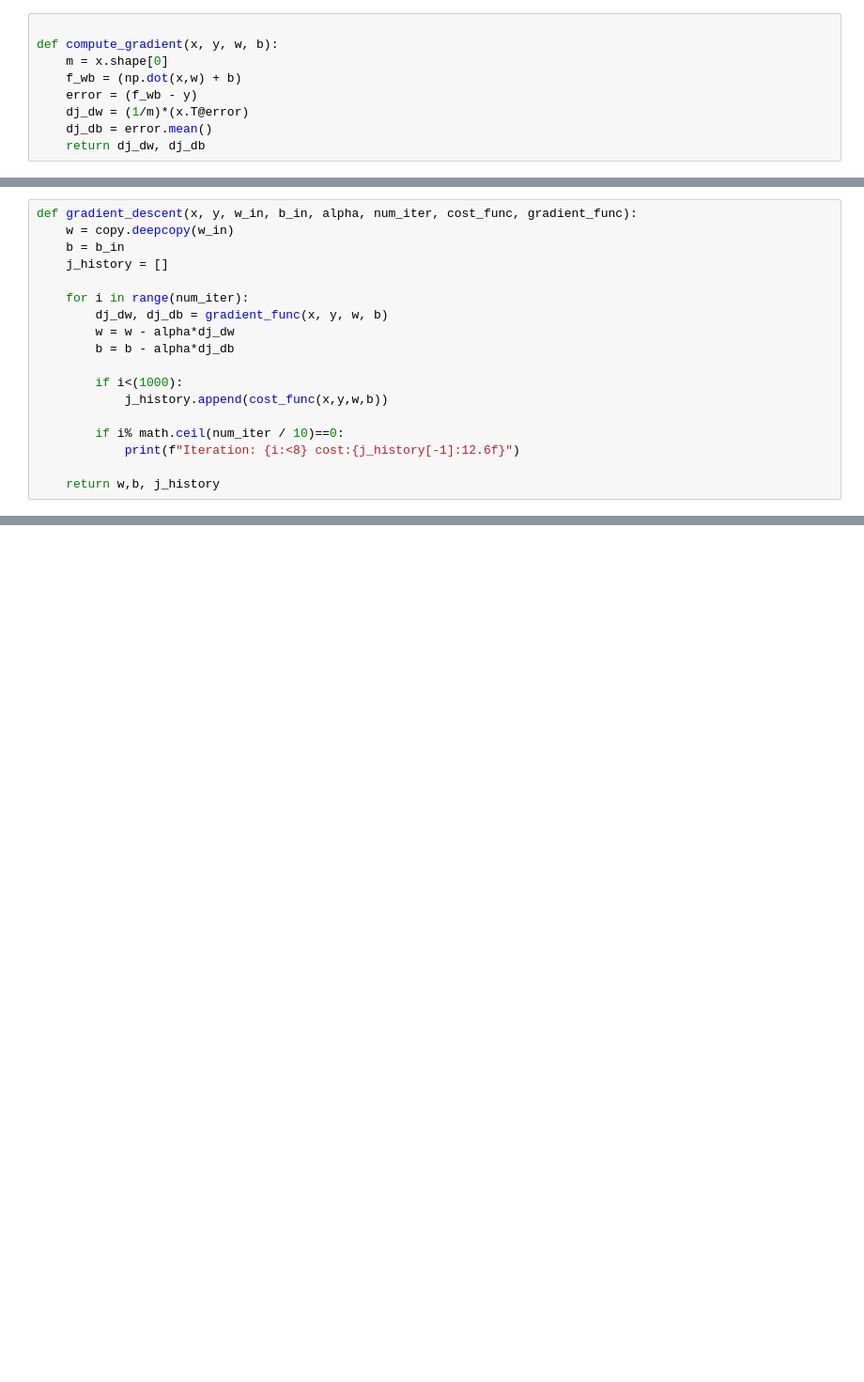
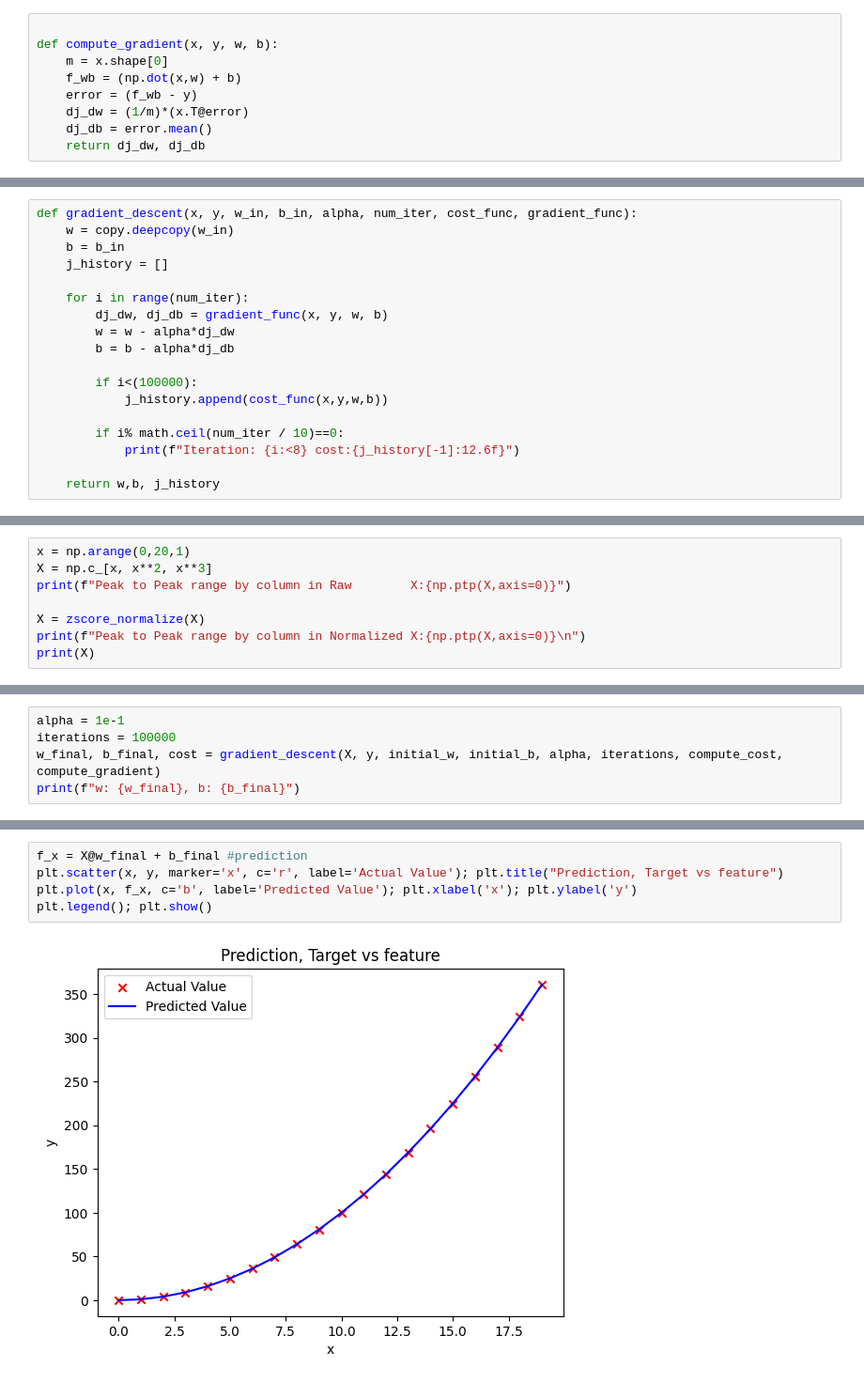
Before and after one commit to leelesh-raya/learning-log, a Jupyter notebook: week-06/codes/6)feature_eng(poly_regression).ipynb, the cells around one changed output, grey strips where cells are left out. Shown at 94% size. Saved outputs shown, nothing was run; the diff lists cells and outputs as text; blank space fills up the shorter version.

```diff
--- a/week-06/codes/6)feature_eng(poly_regression).ipynb
+++ b/week-06/codes/6)feature_eng(poly_regression).ipynb
@@ -45,7 +60,7 @@ def gradient_descent(x, y, w_in, b_in, alpha, num_iter, cost_func, gradient_func
         w = w - alpha*dj_dw
         b = b - alpha*dj_db
 
-        if i<(1000):
+        if i<(100000):
             j_history.append(cost_func(x,y,w,b))
 
         if i% math.ceil(num_iter / 10)==0:
@@ -87,0 +142,8 @@ for i in range(len(ax)):
+# %%
+x = np.arange(0,20,1)
+X = np.c_[x, x**2, x**3]
+print(f"Peak to Peak range by column in Raw        X:{np.ptp(X,axis=0)}")
+
+X = zscore_normalize(X)
+print(f"Peak to Peak range by column in Normalized X:{np.ptp(X,axis=0)}\n")
+print(X)
@@ -87,0 +175,5 @@ for i in range(len(ax)):
+# %%
+alpha = 1e-1
+iterations = 100000
+w_final, b_final, cost = gradient_descent(X, y, initial_w, initial_b, alpha, iterations, compute_cost, compute_gradient)
+print(f"w: {w_final}, b: {b_final}")
@@ -87,0 +197,7 @@ for i in range(len(ax)):
+# %%
+f_x = X@w_final + b_final #prediction
+plt.scatter(x, y, marker='x', c='r', label='Actual Value'); plt.title("Prediction, Target vs feature")
+plt.plot(x, f_x, c='b', label='Predicted Value'); plt.xlabel('x'); plt.ylabel('y')
+plt.legend(); plt.show()
+# %% [output]
+[figure, added]
```
Also changed, not shown: parts of 24 cells of this notebook, 18 other files.
